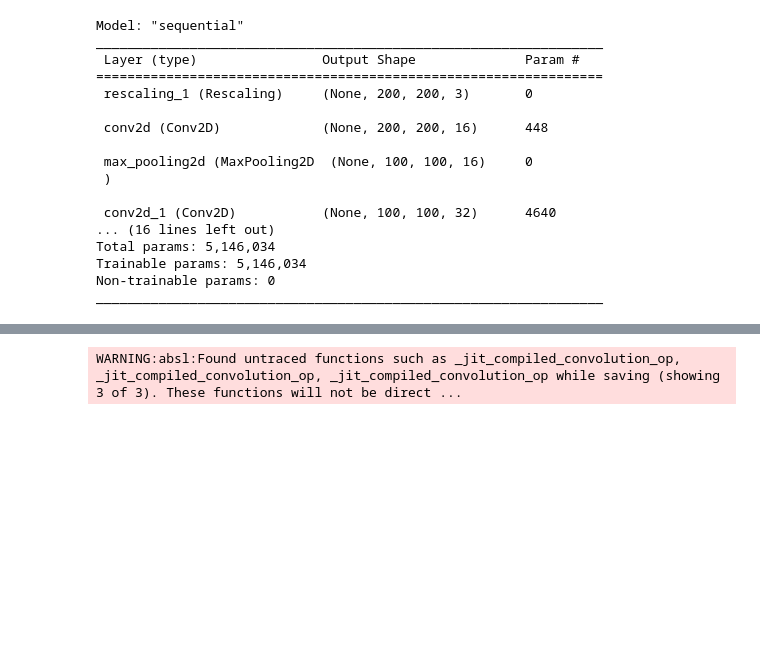
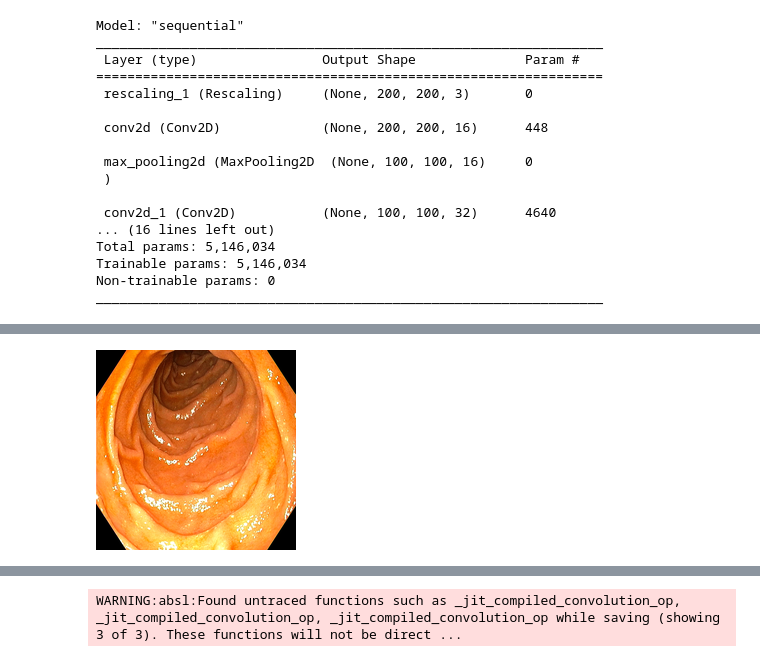
Before and after one commit to elpacko/gastrotrain, a Jupyter notebook: src/Proyecto.ipynb, the cells around one changed output, grey strips where cells are left out. Drawn from its saved outputs; the diff is of its cells as text; code cells hidden in the pictures; blank space fills up the shorter version.

```diff
--- a/src/Proyecto.ipynb
+++ b/src/Proyecto.ipynb
@@ -320,0 +308,7 @@ plt.show()
+# %%
+from PIL import Image
+test_image_base = "/home/franciscor/Gastroclub/new"
+img = Image.open(f"{test_image_base}/duodeno_01.png").resize((img_height, img_width), Image.ANTIALIAS)
+img
+# %% [output]
+[figure, added]
```
Also changed, not shown: parts of 11 cells of this notebook, 1 other file.
